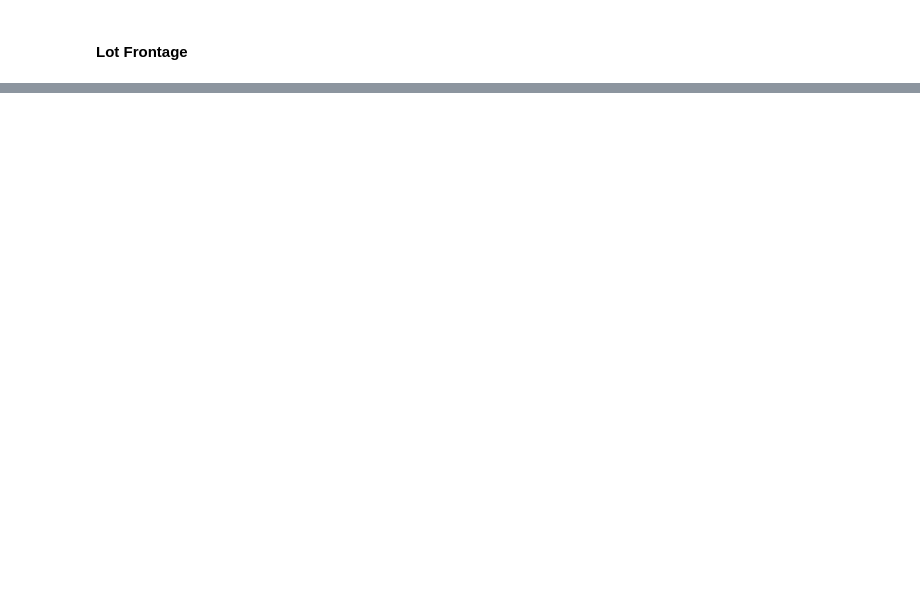
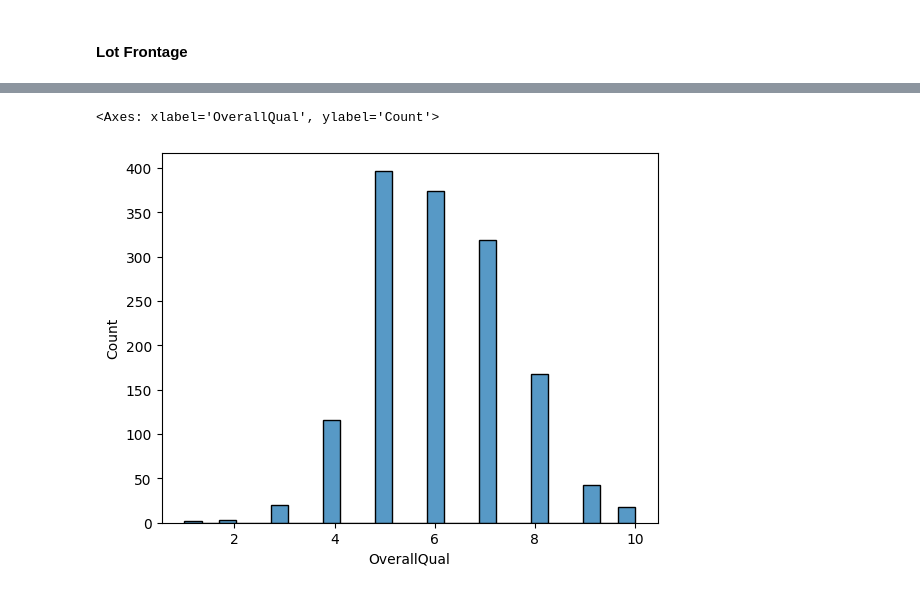
Before and after one commit to EduardoCalderon9/EconometriaProyecto1, a Jupyter notebook: Proyecto 1.ipynb, the cells around one changed output, grey strips where cells are left out. Drawn from its saved outputs; the diff is of its cells as text; code cells hidden in the pictures; blank space fills up the shorter version.

```diff
--- a/Proyecto 1.ipynb
+++ b/Proyecto 1.ipynb
@@ -73,0 +155,5 @@ Desviacion Estandar: 79442.50288288662
+# %%
+sns.histplot(dataframe['OverallQual'])
+# %% [output]
+<Axes: xlabel='OverallQual', ylabel='Count'>
+[figure, added]
```
Also changed, not shown: parts of 15 cells of this notebook.
